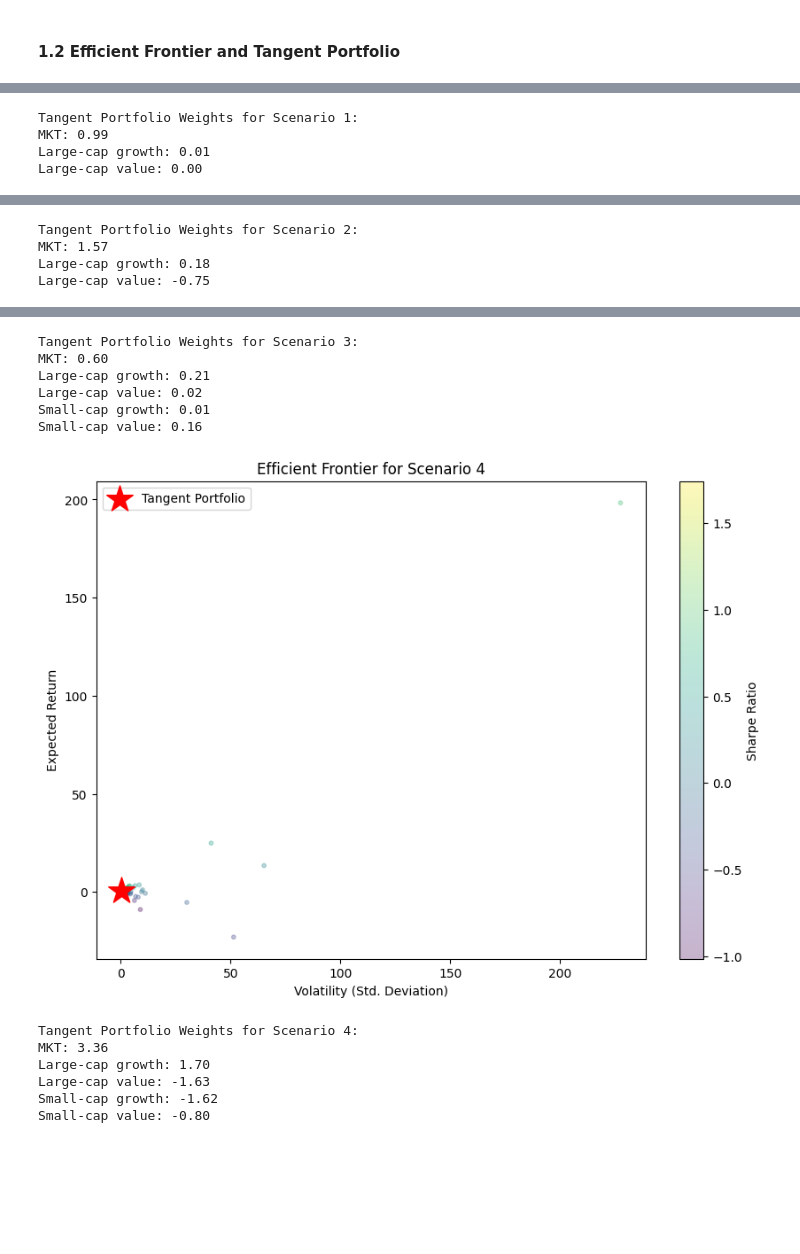
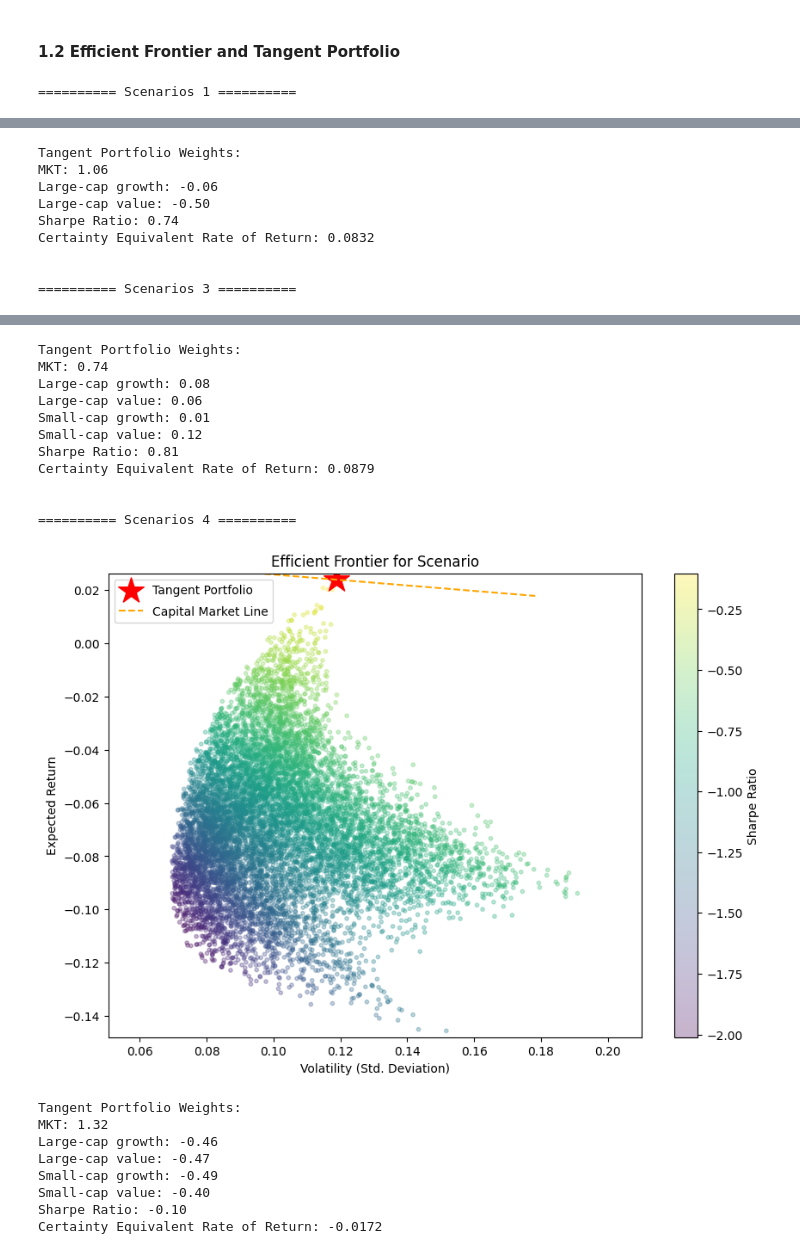
Before and after one commit to yeyechen/HKU-MFIN7034-ML, a Jupyter notebook: coursework_2.ipynb, the cells around one changed output, grey strips where cells are left out. Cells and saved outputs as stored; diff of their text form; code cells hidden in the pictures; blank space fills up the shorter version.

```diff
--- a/coursework_2.ipynb
+++ b/coursework_2.ipynb
@@ -108,5 +139,4 @@ def plot_efficient_frontier(results, weights_record, returns, scenario):
 # %%
-# Scenarios
 scenarios = [
     ('long_only', ['MKT', 'Large-cap growth', 'Large-cap value']),
     ('bounded', ['MKT', 'Large-cap growth', 'Large-cap value']),
@@ -114,9 +144,11 @@ scenarios = [
     ('bounded', ['MKT', 'Large-cap growth', 'Large-cap value', 'Small-cap growth', 'Small-cap value'])
 ]
 
-# Run each scenario
 for i, (constraint, assets) in enumerate(scenarios, 1):
     selected_returns = port_ret_df[assets]
-    results, weights_record = simulate_portfolios(selected_returns, constraints=constraint)
-    plot_efficient_frontier(results, weights_record, selected_returns, i)
+    results, weights_record = simulate_portfolios(selected_returns, num_portfolios=10000, constraints=constraint)
+    print(f'========== Scenarios {i} ==========')
+    plot_efficient_frontier(results, weights_record, selected_returns)
+    print('\n')
 # %% [output]
+========== Scenarios 1 ==========
@@ -124,4 +155,0 @@ for i, (constraint, assets) in enumerate(scenarios, 1):
-Tangent Portfolio Weights for Scenario 1:
-MKT: 0.99
-Large-cap growth: 0.01
-Large-cap value: 0.00
@@ -129,4 +166,9 @@ Large-cap value: 0.00
-Tangent Portfolio Weights for Scenario 2:
-MKT: 1.57
-Large-cap growth: 0.18
-Large-cap value: -0.75
+Tangent Portfolio Weights:
+MKT: 1.06
+Large-cap growth: -0.06
+Large-cap value: -0.50
+Sharpe Ratio: 0.74
+Certainty Equivalent Rate of Return: 0.0832
+
+
+========== Scenarios 3 ==========
@@ -134,13 +176,20 @@ Large-cap value: -0.75
-Tangent Portfolio Weights for Scenario 3:
-MKT: 0.60
-Large-cap growth: 0.21
-Large-cap value: 0.02
-Small-cap growth: 0.01
-Small-cap value: 0.16
+Tangent Portfolio Weights:
+MKT: 0.74
+Large-cap growth: 0.08
+Large-cap value: 0.06
+Small-cap growth: 0.01
+Small-cap value: 0.12
+Sharpe Ratio: 0.81
+Certainty Equivalent Rate of Return: 0.0879
+
+
+========== Scenarios 4 ==========
-[figure, old version]
+[figure, new version]
-Tangent Portfolio Weights for Scenario 4:
-MKT: 3.36
-Large-cap growth: 1.70
-Large-cap value: -1.63
-Small-cap growth: -1.62
-Small-cap value: -0.80
+Tangent Portfolio Weights:
+MKT: 1.32
+Large-cap growth: -0.46
+Large-cap value: -0.47
+Small-cap growth: -0.49
+Small-cap value: -0.40
+Sharpe Ratio: -0.10
+Certainty Equivalent Rate of Return: -0.0172
```
Also changed, not shown: parts of 11 cells of this notebook, 2 other files.
